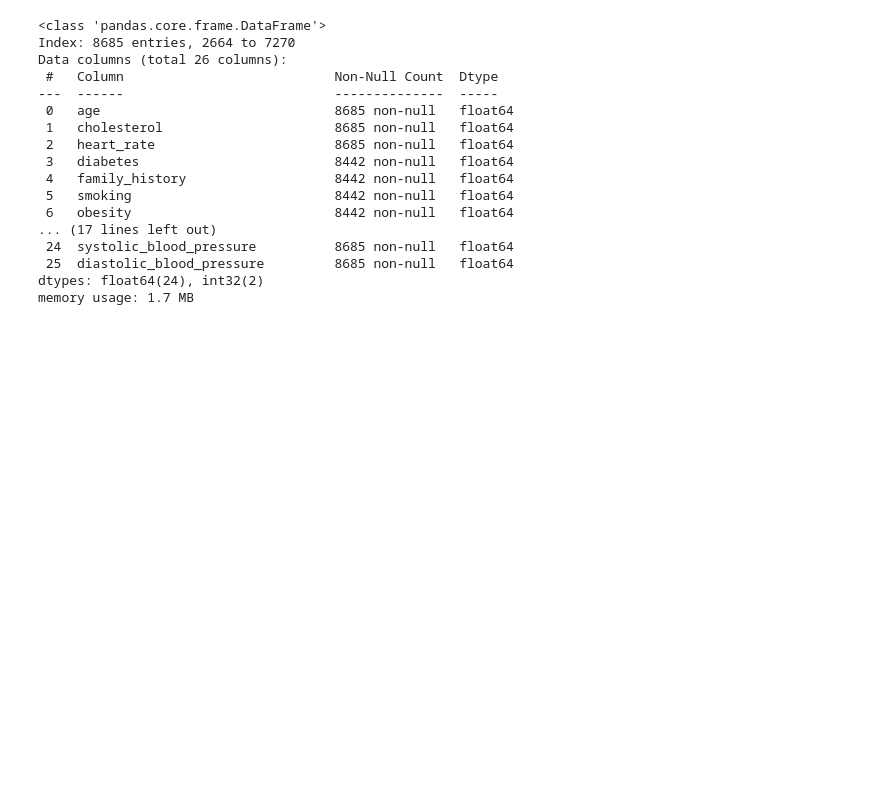
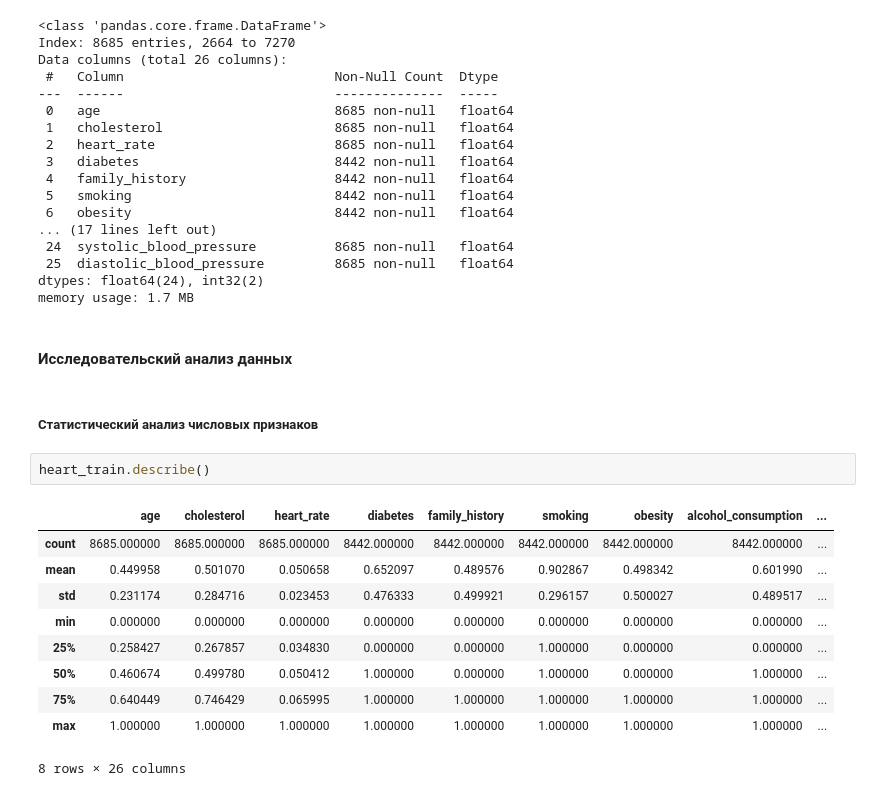
Before and after one commit to Malentaaa/heart_attack_project, a Jupyter notebook: project_heart_attack.ipynb, the cells around one changed output. Drawn from its saved outputs; the diff is of its cells as text; blank space fills up the shorter version.

Commit message:
Проведен исследовательский анализ данных

```diff
--- a/project_heart_attack.ipynb
+++ b/project_heart_attack.ipynb
@@ -454,3 +454,20 @@ Data columns (total 26 columns):
  25  diastolic_blood_pressure         8685 non-null   float64
 dtypes: float64(24), int32(2)
 memory usage: 1.7 MB
+# %% [markdown]
+#### Исследовательский анализ данных
+# %% [markdown]
+#####  Статистический анализ числовых признаков
+# %%
+heart_train.describe()
+# %% [output]
+|  | age | cholesterol | heart_rate | diabetes | family_history | smoking | obesity | alcohol_consumption | ... |
+| count | 8685.000000 | 8685.000000 | 8685.000000 | 8442.000000 | 8442.000000 | 8442.000000 | 8442.000000 | 8442.000000 | ... |
+| mean | 0.449958 | 0.501070 | 0.050658 | 0.652097 | 0.489576 | 0.902867 | 0.498342 | 0.601990 | ... |
+| std | 0.231174 | 0.284716 | 0.023453 | 0.476333 | 0.499921 | 0.296157 | 0.500027 | 0.489517 | ... |
+| min | 0.000000 | 0.000000 | 0.000000 | 0.000000 | 0.000000 | 0.000000 | 0.000000 | 0.000000 | ... |
+| 25% | 0.258427 | 0.267857 | 0.034830 | 0.000000 | 0.000000 | 1.000000 | 0.000000 | 0.000000 | ... |
+| 50% | 0.460674 | 0.499780 | 0.050412 | 1.000000 | 0.000000 | 1.000000 | 0.000000 | 1.000000 | ... |
+| 75% | 0.640449 | 0.746429 | 0.065995 | 1.000000 | 1.000000 | 1.000000 | 1.000000 | 1.000000 | ... |
+| max | 1.000000 | 1.000000 | 1.000000 | 1.000000 | 1.000000 | 1.000000 | 1.000000 | 1.000000 | ... |
+8 rows × 26 columns
```
Also changed, not shown: parts of 12 cells of this notebook.
